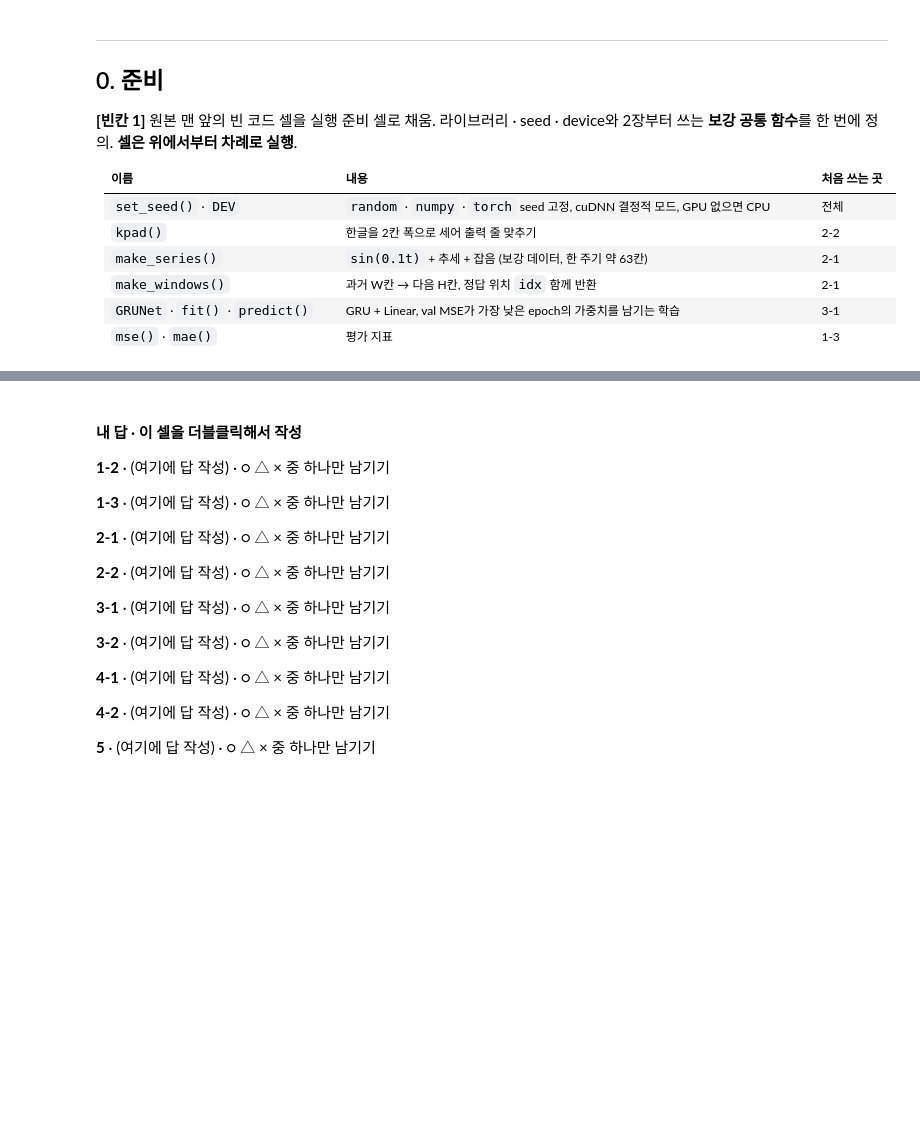
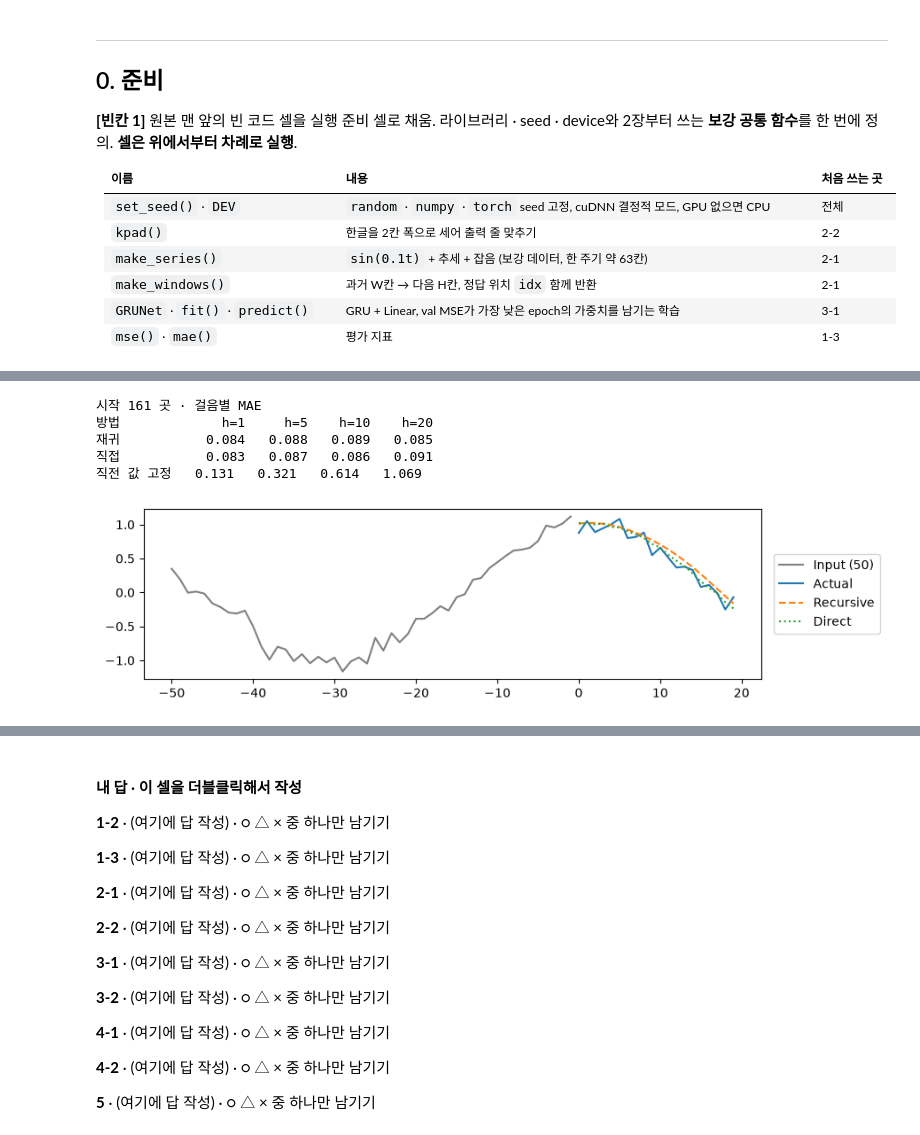
Before and after one commit to lee-da-gyo/ml-dl-study, a Jupyter notebook: 기초 문법 정리/08_RNN/RNN-2_시계열예측(완성본).ipynb, the cells around one changed output, grey strips where cells are left out. Saved outputs shown, nothing was run; the diff lists cells and outputs as text; code cells hidden in the pictures; blank space fills up the shorter version.

```diff
--- a/기초 문법 정리/08_RNN/RNN-2_시계열예측(완성본).ipynb
+++ b/기초 문법 정리/08_RNN/RNN-2_시계열예측(완성본).ipynb
@@ -1849,0 +1116,52 @@ plt.show()
+# %%
+# [보강] 여러 걸음(H = 20칸) 예측 세 가지
+H = 20                                 # 예측할 칸 수
+XH, YH, iH = make_windows(z, W, H)     # 정답 20칸 창
+trH = iH + H <= n_tr                   # 정답 20칸 모두 train 구간
+vaH = (iH >= n_tr) & (iH + H <= n_va)  # 정답 20칸 모두 val
+teH = iH >= n_va                       # test 시작점
+truth = inv(YH[teH])                   # (161, 20)
+
+
+# 방법 1 재귀: 한 걸음 모델의 예측을 창 끝에 붙여 20번 반복
+def recursive(model, X0, H):                                  # 한 걸음 모델을 H번
+    Xc, outs = X0.copy(), []                                  # 창 복사 · 결과
+    for _ in range(H):                                        # H번
+        p = predict(model, Xc)[:, 0]                          # 다음 1칸
+        outs.append(p)                                        # 예측 저장
+        Xc = np.concatenate([Xc[:, 1:], p[:, None]], axis=1)  # 한 칸 밀기
+    return np.stack(outs, axis=1)                             # (N, H)
+
+
+rec = inv(recursive(m_one, XH[teH], H))  # 재귀 예측
+
+
+# 방법 2 직접: 다음 20칸을 한 번에 내는 모델 (출력 20개)
+m_dir, _ = fit(XH[trH], YH[trH], XH[vaH], YH[vaH], H=H)  # 직접 모델 (출력 20)
+dirp = inv(predict(m_dir, XH[teH]))                      # 직접 예측
+
+
+# 기준선: 마지막 값을 20칸 내내 그대로
+naive = np.repeat(series[iH[teH] - 1][:, None], H, axis=1)                       # 마지막 값 20번
+print("시작", teH.sum(), "곳 · 걸음별 MAE")                                      # 시작점 수
+print(kpad("방법", 12) + "".join(f"{f'h={h}':>8}" for h in (1, 5, 10, 20)))      # 머리글
+for name, p in [("재귀", rec), ("직접", dirp), ("직전 값 고정", naive)]:         # 세 방법
+    print(kpad(name, 12) + "".join(f"{mae(p[:, h - 1], truth[:, h - 1]):>8.3f}"  # 걸음별 MAE
+                                   for h in (1, 5, 10, 20)))
+
+
+# test 첫 시작점에서 20칸 예측 그림
+plt.figure(figsize=(9, 2.5))                               # 가로로 긴 그림
+plt.plot(range(-W, 0), inv(XH[teH][0]), color="gray", label="Input (50)")  # 입력 창
+plt.plot(truth[0], label="Actual")                         # 실제 20칸
+plt.plot(rec[0], "--", label="Recursive")                  # 재귀
+plt.plot(dirp[0], ":", label="Direct")                     # 직접
+plt.legend(loc="center left", bbox_to_anchor=(1.01, 0.5))  # 범례는 그림 밖 (선을 가리지 않게)
+plt.show()                                                 # 그림 출력
+# %% [output]
+시작 161 곳 · 걸음별 MAE
+방법             h=1     h=5    h=10    h=20
+재귀           0.084   0.088   0.089   0.085
+직접           0.083   0.087   0.086   0.091
+직전 값 고정   0.131   0.321   0.614   1.069
+[figure, added]
```
Also changed, not shown: parts of 114 cells of this notebook, 7 other files.
